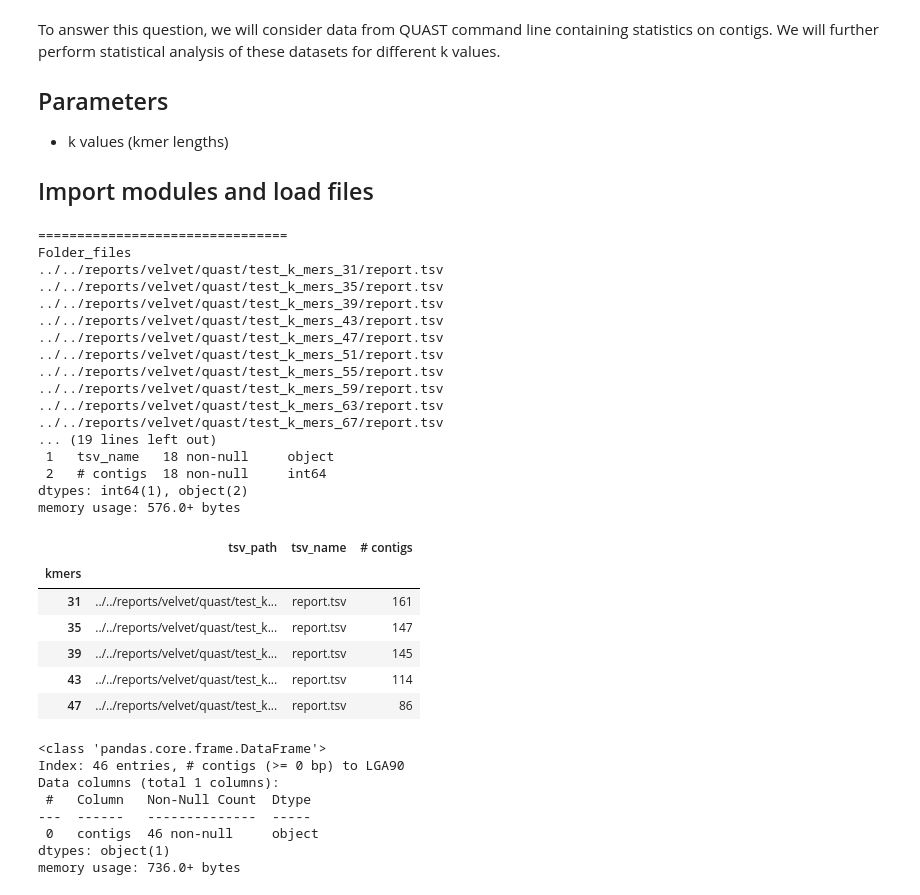
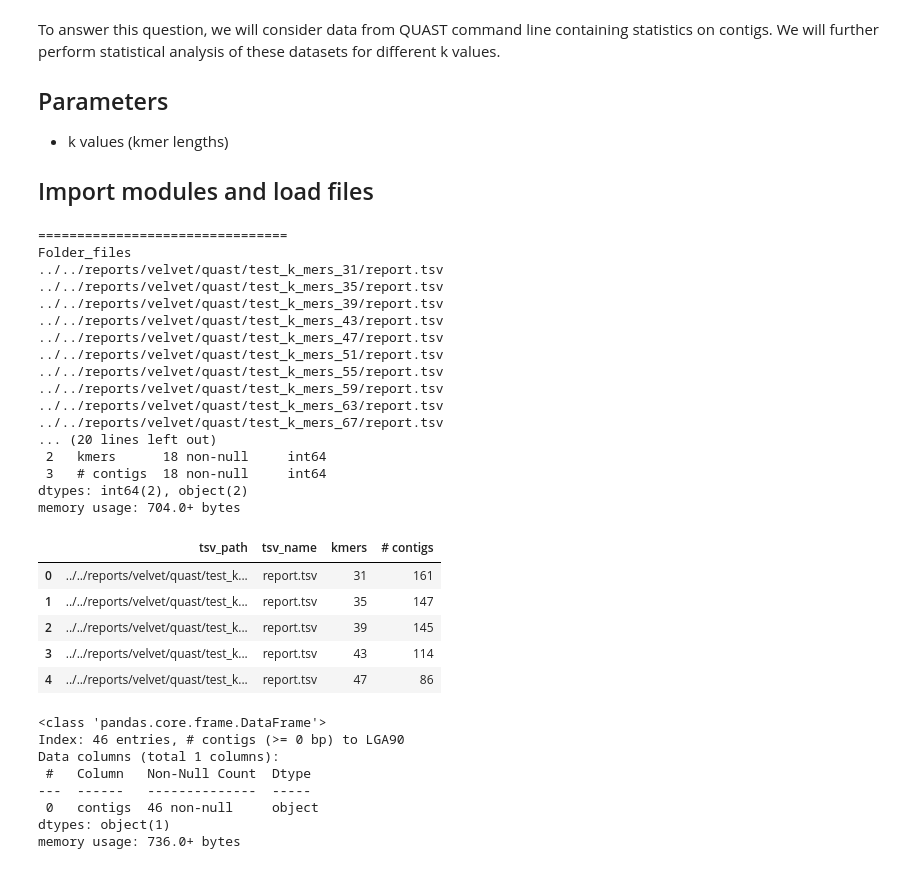
Before and after one commit to chloea31/personal_project, a Jupyter notebook: notebooks/velvet/Velvet_analysis.ipynb, the cells around one changed output. Cells and saved outputs as stored; diff of their text form; code cells hidden in the pictures.

```diff
--- a/notebooks/velvet/Velvet_analysis.ipynb
+++ b/notebooks/velvet/Velvet_analysis.ipynb
@@ -48,46 +48,45 @@ for folder_file in folder_files:
             kmers = new_folder_file.split("_")[3]
     dict_tsv = {}
     dict_tsv["tsv_path"] = folder_file
     dict_tsv["tsv_name"] = os.path.basename(folder_file)
     dict_tsv["kmers"] = int(kmers)
     dict_tsv["# contigs"] = nb_contigs
     list_tsv.append(dict_tsv)
 
 print("===============================")
 print("List tsv")
 print(list_tsv)
 #print(folder_files)
 
 print("===============================")
 print("Dataframe")
-df_ref = pd.DataFrame(data = list_tsv).set_index('kmers')
+df_ref = pd.DataFrame(data = list_tsv)
 df_ref.info()
 df_ref.head()
 # %% [output]
 ================================
 Folder_files
 ../../reports/velvet/quast/test_k_mers_31/report.tsv
 ../../reports/velvet/quast/test_k_mers_35/report.tsv
 ../../reports/velvet/quast/test_k_mers_39/report.tsv
 ../../reports/velvet/quast/test_k_mers_43/report.tsv
 ../../reports/velvet/quast/test_k_mers_47/report.tsv
 ../../reports/velvet/quast/test_k_mers_51/report.tsv
 ../../reports/velvet/quast/test_k_mers_55/report.tsv
 ../../reports/velvet/quast/test_k_mers_59/report.tsv
 ../../reports/velvet/quast/test_k_mers_63/report.tsv
 ../../reports/velvet/quast/test_k_mers_67/report.tsv
-... (19 lines left out)
- 1   tsv_name   18 non-null     object
- 2   # contigs  18 non-null     int64
-dtypes: int64(1), object(2)
-memory usage: 576.0+ bytes
+... (20 lines left out)
+ 2   kmers      18 non-null     int64
+ 3   # contigs  18 non-null     int64
+dtypes: int64(2), object(2)
+memory usage: 704.0+ bytes
-|  | tsv_path | tsv_name | # contigs |
-| kmers |  |  |  |
-| 31 | ../../reports/velvet/quast/test_k... | report.tsv | 161 |
-| 35 | ../../reports/velvet/quast/test_k... | report.tsv | 147 |
-| 39 | ../../reports/velvet/quast/test_k... | report.tsv | 145 |
-| 43 | ../../reports/velvet/quast/test_k... | report.tsv | 114 |
-| 47 | ../../reports/velvet/quast/test_k... | report.tsv | 86 |
+|  | tsv_path | tsv_name | kmers | # contigs |
+| 0 | ../../reports/velvet/quast/test_k... | report.tsv | 31 | 161 |
+| 1 | ../../reports/velvet/quast/test_k... | report.tsv | 35 | 147 |
+| 2 | ../../reports/velvet/quast/test_k... | report.tsv | 39 | 145 |
+| 3 | ../../reports/velvet/quast/test_k... | report.tsv | 43 | 114 |
+| 4 | ../../reports/velvet/quast/test_k... | report.tsv | 47 | 86 |
 # %%
 data_31 = pd.read_csv("../../reports/velvet/quast/test_k_mers_31/report.tsv", sep = "\t", index_col = 0)
 data_31.info()
```
Also changed, not shown: parts of 1 cell of this notebook, 1 other file.
